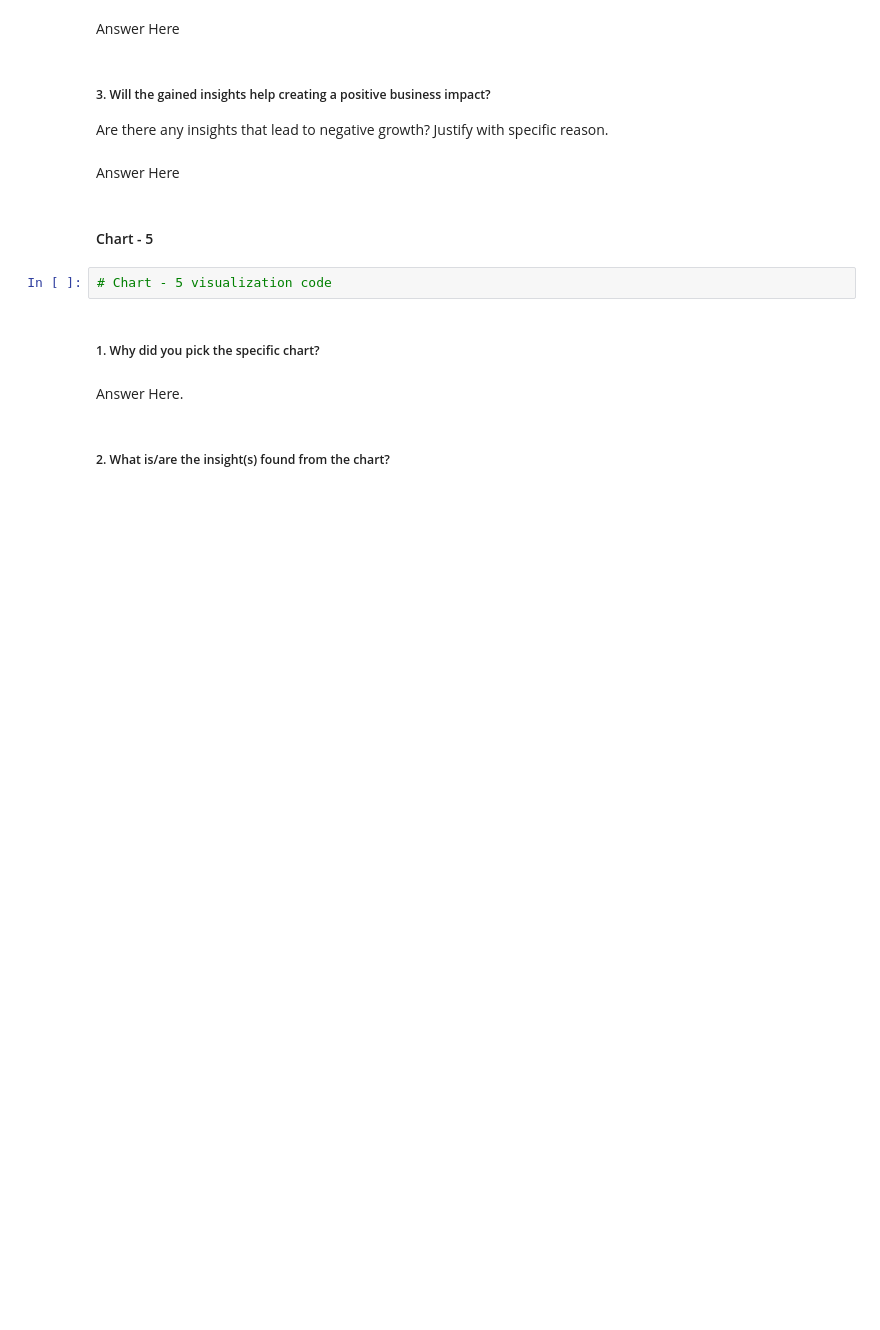
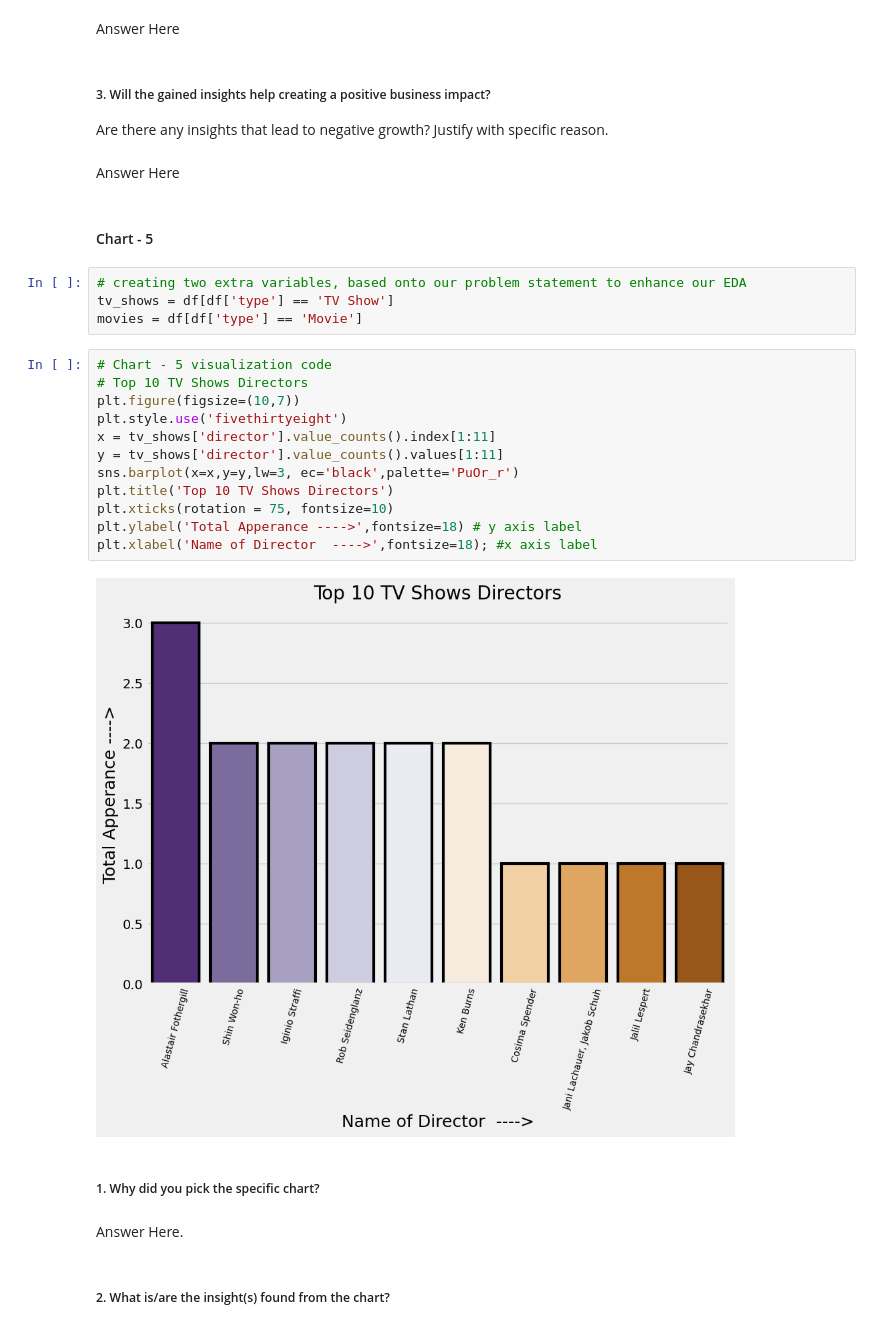
Before and after one commit to amol004/NETFLIX-MOVIES-AND-TV-SHOWS-CLUSTERING, a Jupyter notebook: NETFLIX_MOVIES_AND_TV_SHOWS_CLUSTERING.ipynb, the cells around one changed output. Saved outputs shown, nothing was run; the diff lists cells and outputs as text; blank space fills up the shorter version.

```diff
--- a/NETFLIX_MOVIES_AND_TV_SHOWS_CLUSTERING.ipynb
+++ b/NETFLIX_MOVIES_AND_TV_SHOWS_CLUSTERING.ipynb
@@ -482,8 +480,24 @@ Are there any insights that lead to negative growth? Justify with specific reaso
 Answer Here
 # %% [markdown]
 #### Chart - 5
-# %%
-# Chart - 5 visualization code
+# %%
+# creating two extra variables, based onto our problem statement to enhance our EDA
+tv_shows = df[df['type'] == 'TV Show']
+movies = df[df['type'] == 'Movie']
+# %%
+# Chart - 5 visualization code
+# Top 10 TV Shows Directors
+plt.figure(figsize=(10,7))
+plt.style.use('fivethirtyeight')
+x = tv_shows['director'].value_counts().index[1:11]
+y = tv_shows['director'].value_counts().values[1:11]
+sns.barplot(x=x,y=y,lw=3, ec='black',palette='PuOr_r')
+plt.title('Top 10 TV Shows Directors')
+plt.xticks(rotation = 75, fontsize=10)
+plt.ylabel('Total Apperance ---->',fontsize=18) # y axis label
+plt.xlabel('Name of Director  ---->',fontsize=18); #x axis label
+# %% [output]
+[figure, added]
 # %% [markdown]
 ##### 1. Why did you pick the specific chart?
 # %% [markdown]
```
Also changed, not shown: parts of 7 cells of this notebook.
